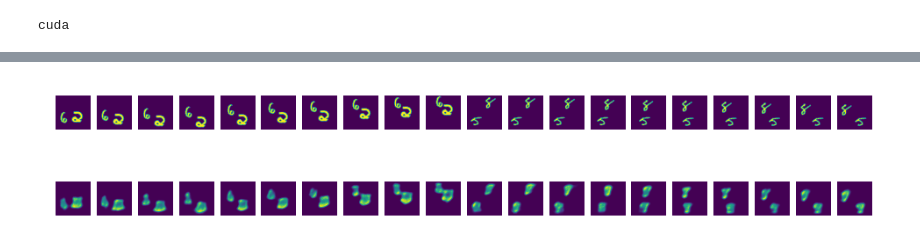
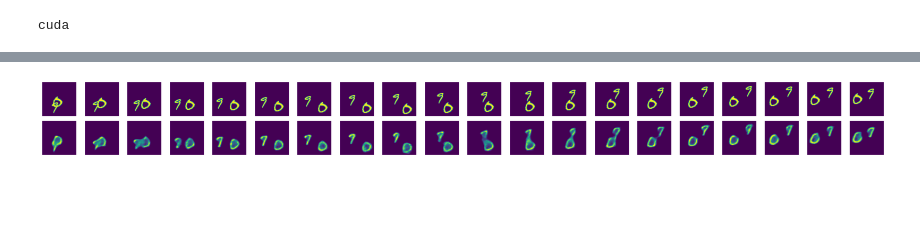
Before and after one commit to FelixHub/serotonin_model, a Jupyter notebook: dvae.ipynb, the cells around one changed output, grey strips where cells are left out. Saved outputs shown, nothing was run; the diff lists cells and outputs as text; code cells hidden in the pictures; blank space fills up the shorter version.

Commit message:
first working model i guess

```diff
--- a/dvae.ipynb
+++ b/dvae.ipynb
@@ -166,13 +173,22 @@ def count_parameters(net):
 # %%
 img_size= 64
-hidden_size = 1028
+hidden_size = 512
 latent_size = 16
-RNN_dim = 64
-CNN_channels = 16
+RNN_dim = 128
+CNN_channels = 32
+
+'''
+working model
+img_size= 64
+hidden_size = 512
+latent_size = 16
+RNN_dim = 128
+CNN_channels = 32
+'''
 
 vrnn = VRNN(img_size=img_size, hidden_size= hidden_size, latent_size= latent_size,
             RNN_dim=RNN_dim,CNN_channels=CNN_channels)
 vrnn = vrnn.to(device)
-opt = torch.optim.Adam(vrnn.parameters(),lr = 1e-3)
+opt = torch.optim.Adam(vrnn.parameters(),lr = 1e-4)
 count_parameters(vrnn)
 # %% [output]
@@ -227,26 +243,27 @@ VRNN(
 # %%
 # test the reconstruction
 import matplotlib.pyplot as plt; plt.rcParams['figure.dpi'] = 200
 
 
-def plot_video(video):
-    fig,ax = plt.subplots(1,20)
+def plot_video_comparison(video,reconstructed_video):
+    fig,ax = plt.subplots(2,20,figsize=(20,2))
     for i in range(20):
-        ax[i].imshow(video[i,:,:])
-        ax[i].axis('off')
+        ax[0,i].imshow(video[i,:,:])
+        ax[0,i].axis('off')
+    for i in range(20):
+        ax[1,i].imshow(reconstructed_video[i,:,:])
+        ax[1,i].axis('off')
+    fig.tight_layout()
 
 random_index = np.random.randint(1000)
 sample = data[random_index]
-sample = np.concatenate((data[random_index][:10],data[random_index+1][:10]))
-plot_video(sample)
+# sample = np.concatenate((data[random_index][:10],data[random_index+1][:10]))
+sample_tensor = torch.reshape(torch.tensor(sample).float(),(20,1,64,64)).float().to(device)
+y, mean, logvar, mean_prior, logvar_prior, z = vrnn.forward(sample_tensor)
+reconstructed_sample = y.cpu().detach().numpy().reshape((20,64,64))
+
+
+plot_video_comparison(sample,reconstructed_sample)
 # %% [output]
-[figure, old version]
+[figure, new version]
-# %%
-sample_tensor = torch.reshape(torch.tensor(sample).float(),(20,1,64,64)).float().to(device)
-y, mean, logvar, mean_prior, logvar_prior, z = vrnn.forward(sample_tensor)
-reconstructed_sample = y.cpu().detach().numpy().reshape((20,64,64))
-
-plot_video(reconstructed_sample)
-# %% [output]
-[figure, removed]
 # %%
```
Also changed, not shown: parts of 10 cells of this notebook, 1 other file.
